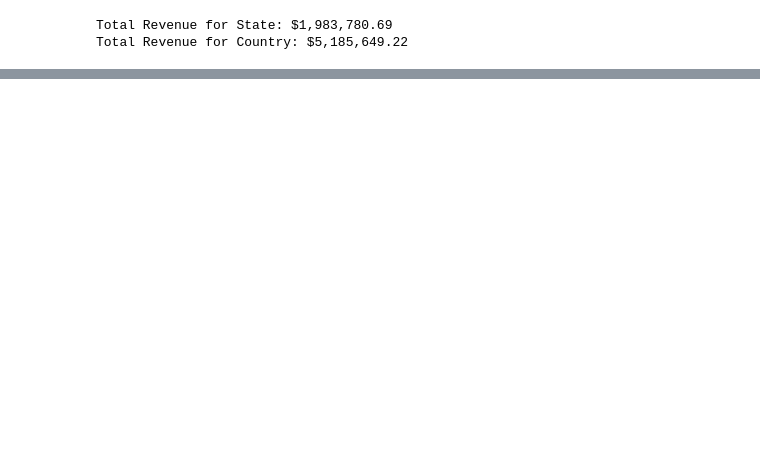
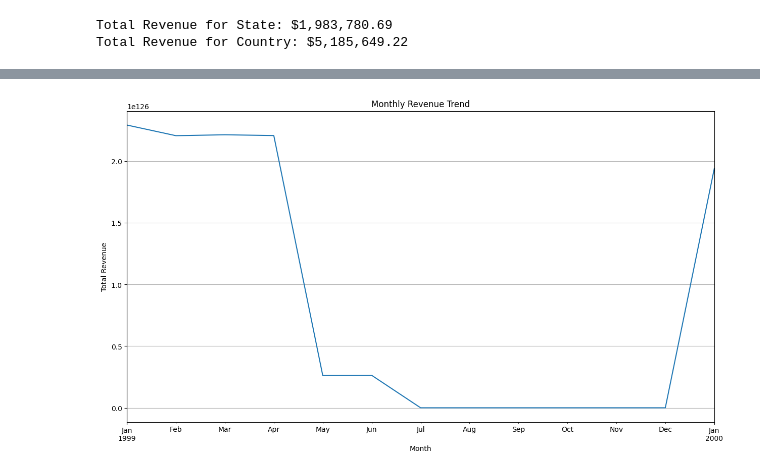
Before and after one commit to BaoNgocPham/final_project, a Jupyter notebook: Data analysis.ipynb, the cells around one changed output, grey strips where cells are left out. Saved outputs shown, nothing was run; the diff lists cells and outputs as text; code cells hidden in the pictures; blank space fills up the shorter version.

```diff
--- a/Data analysis.ipynb
+++ b/Data analysis.ipynb
@@ -41,0 +70,13 @@ Total Revenue for Country: $5,185,649.22
+# %%
+monthly_revenue = df.resample('M', on='con_timestamp')['rev_amt'].sum()
+
+# Visualization
+plt.figure(figsize=(15, 8))
+monthly_revenue.plot(kind='line')
+plt.title('Monthly Revenue Trend')
+plt.xlabel('Month')
+plt.ylabel('Total Revenue')
+plt.grid(True)
+plt.show()
+# %% [output]
+[figure, added]
```
Also changed, not shown: parts of 5 cells of this notebook.
